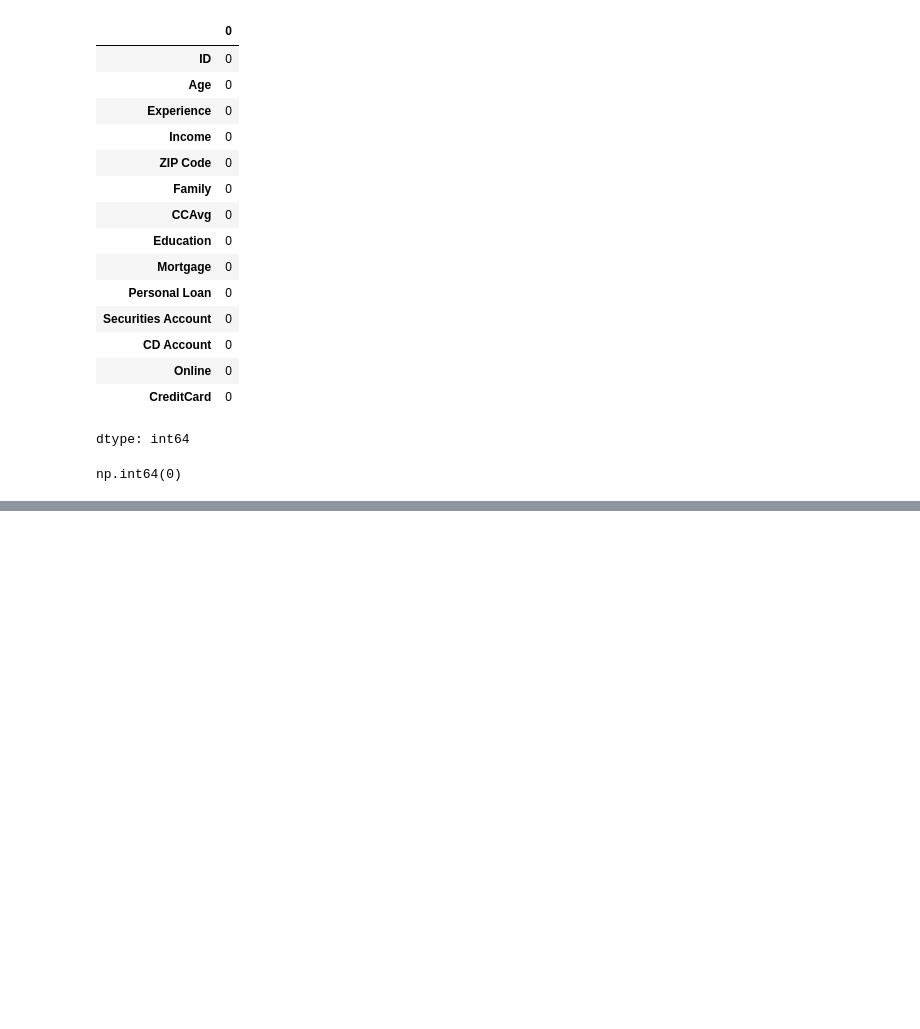
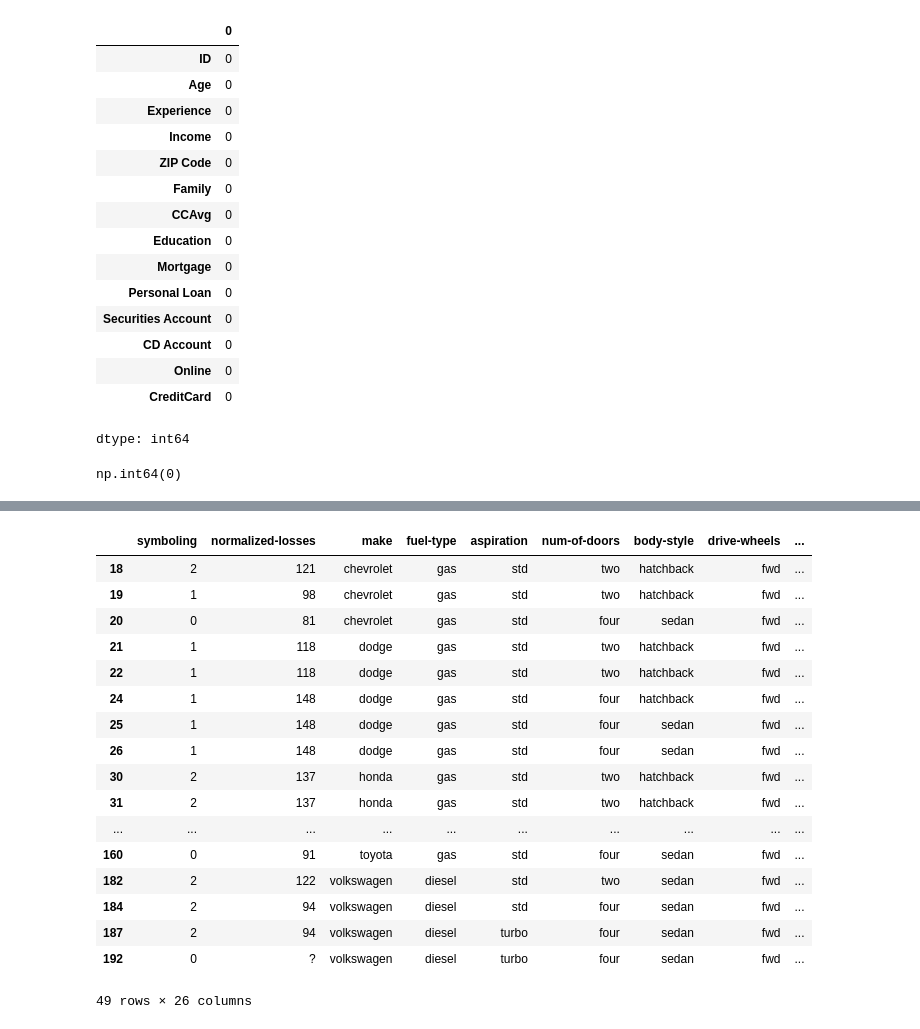
Before and after one commit to pariiii-khandal/EDA_PROJECT, a Jupyter notebook: 25BDS0197_Exp_2.ipynb, the cells around one changed output, grey strips where cells are left out. Saved outputs shown, nothing was run; the diff lists cells and outputs as text; code cells hidden in the pictures; blank space fills up the shorter version.

```diff
--- a/25BDS0197_Exp_2.ipynb
+++ b/25BDS0197_Exp_2.ipynb
@@ -118,0 +121,2 @@ np.int64(0)
+# %%
+df=pd.read_csv("/content/data.csv")
@@ -118,0 +264,21 @@ np.int64(0)
+# %%
+df[df["city-mpg"] > 30]
+# %% [output]
+|  | symboling | normalized-losses | make | fuel-type | aspiration | num-of-doors | body-style | drive-wheels | ... |
+| 18 | 2 | 121 | chevrolet | gas | std | two | hatchback | fwd | ... |
+| 19 | 1 | 98 | chevrolet | gas | std | two | hatchback | fwd | ... |
+| 20 | 0 | 81 | chevrolet | gas | std | four | sedan | fwd | ... |
+| 21 | 1 | 118 | dodge | gas | std | two | hatchback | fwd | ... |
+| 22 | 1 | 118 | dodge | gas | std | two | hatchback | fwd | ... |
+| 24 | 1 | 148 | dodge | gas | std | four | hatchback | fwd | ... |
+| 25 | 1 | 148 | dodge | gas | std | four | sedan | fwd | ... |
+| 26 | 1 | 148 | dodge | gas | std | four | sedan | fwd | ... |
+| 30 | 2 | 137 | honda | gas | std | two | hatchback | fwd | ... |
+| 31 | 2 | 137 | honda | gas | std | two | hatchback | fwd | ... |
+| ... | ... | ... | ... | ... | ... | ... | ... | ... | ... |
+| 160 | 0 | 91 | toyota | gas | std | four | sedan | fwd | ... |
+| 182 | 2 | 122 | volkswagen | diesel | std | two | sedan | fwd | ... |
+| 184 | 2 | 94 | volkswagen | diesel | std | four | sedan | fwd | ... |
+| 187 | 2 | 94 | volkswagen | diesel | turbo | four | sedan | fwd | ... |
+| 192 | 0 | ? | volkswagen | diesel | turbo | four | sedan | fwd | ... |
+49 rows × 26 columns
```
Also changed, not shown: parts of 11 cells of this notebook.
